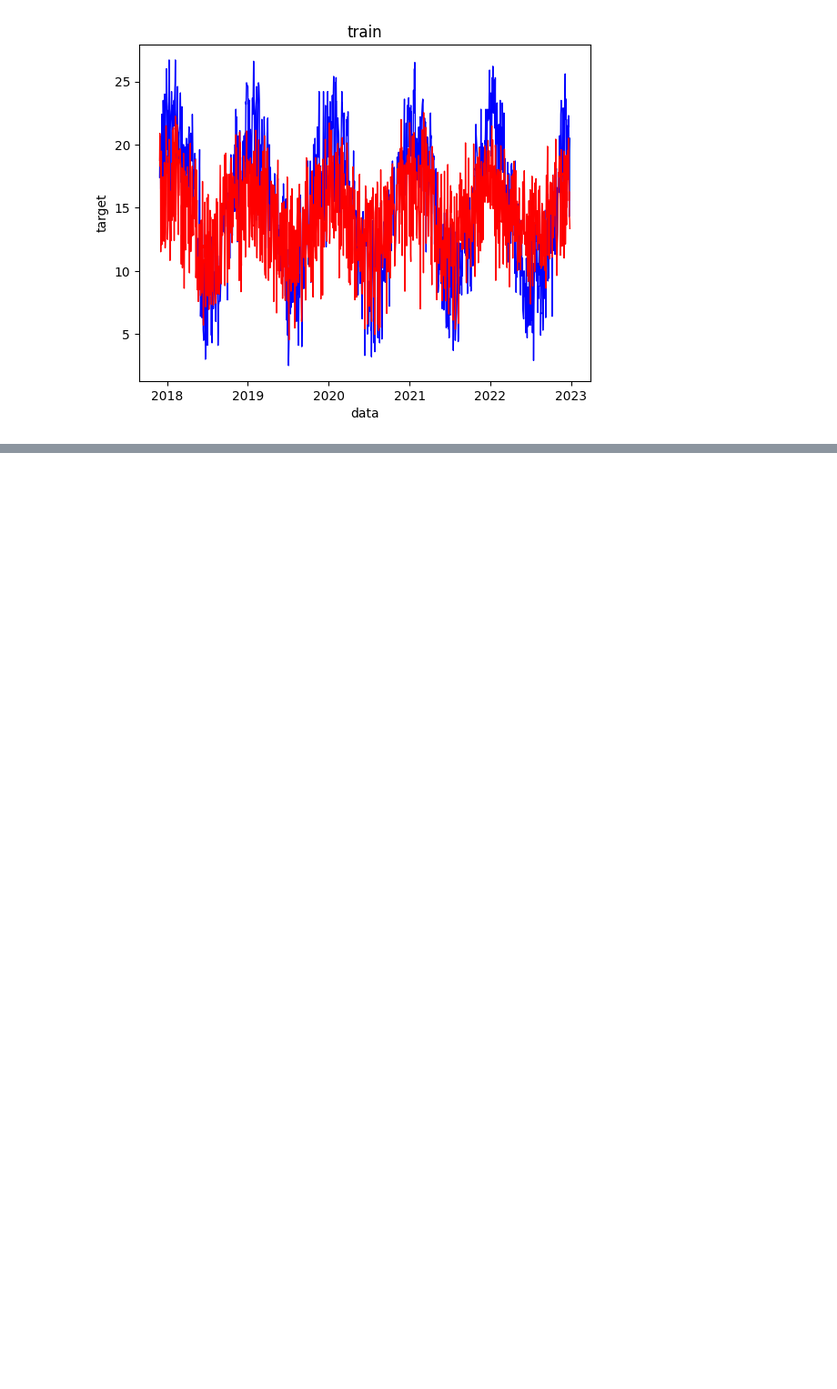
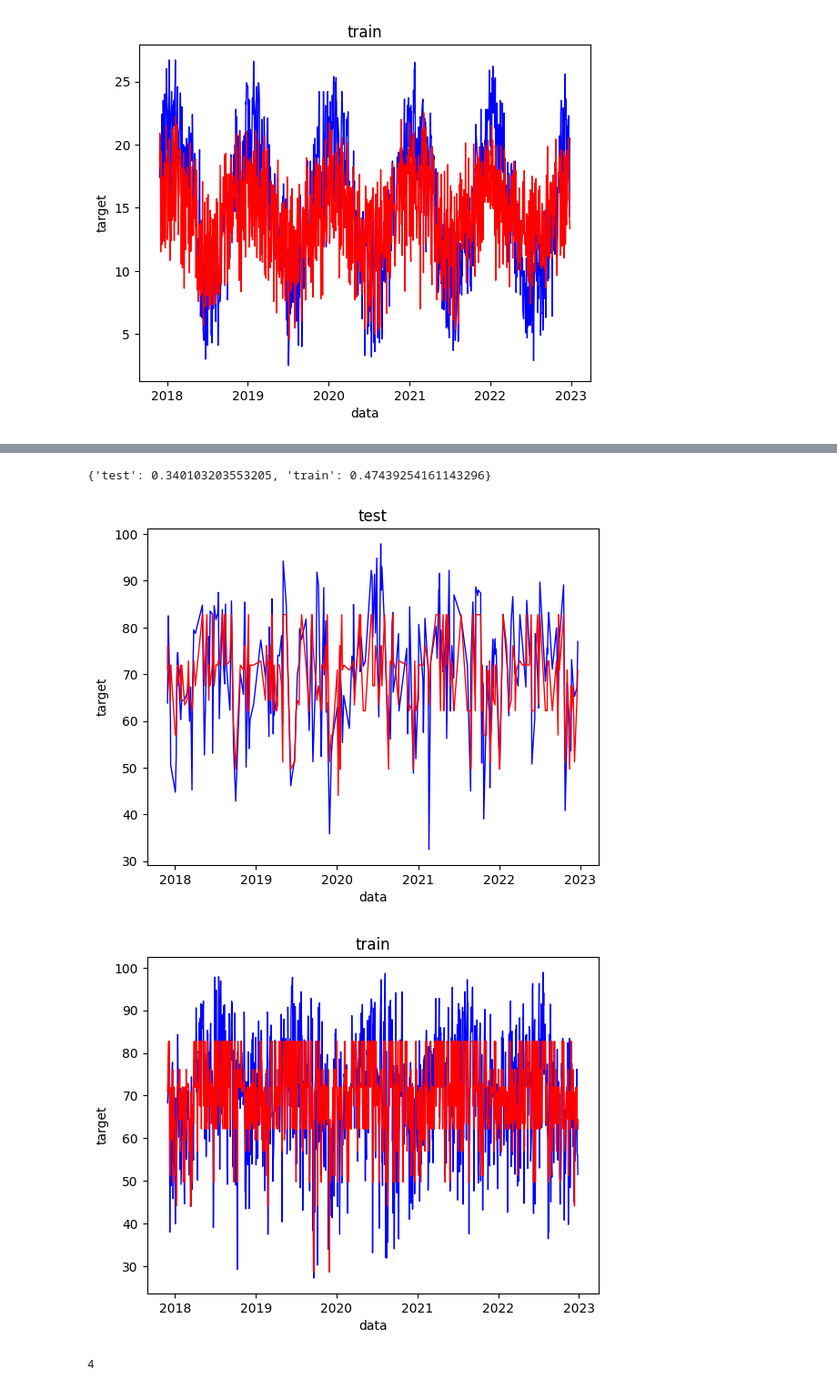
Before and after one commit to SebastianFelgueras/clima, a Jupyter notebook: modelosBSAS.ipynb, the cells around one changed output, grey strips where cells are left out. Shown at 91% size. Saved outputs shown, nothing was run; the diff lists cells and outputs as text; code cells hidden in the pictures; blank space fills up the shorter version.

```diff
--- a/modelosBSAS.ipynb
+++ b/modelosBSAS.ipynb
@@ -254,0 +299,9 @@ ridge = modelo.modelo
+# %%
+print(modelo_hum.setear_modelo(DecisionTreeRegressor,max_depth=4))
+modelo_hum.plotear_perf()
+modelo_hum.modelo.get_depth()
+# %% [output]
+{'test': 0.340103203553205, 'train': 0.47439254161143296}
+[figure, added]
+[figure, added]
+4
```
Also changed, not shown: parts of 12 cells of this notebook.
